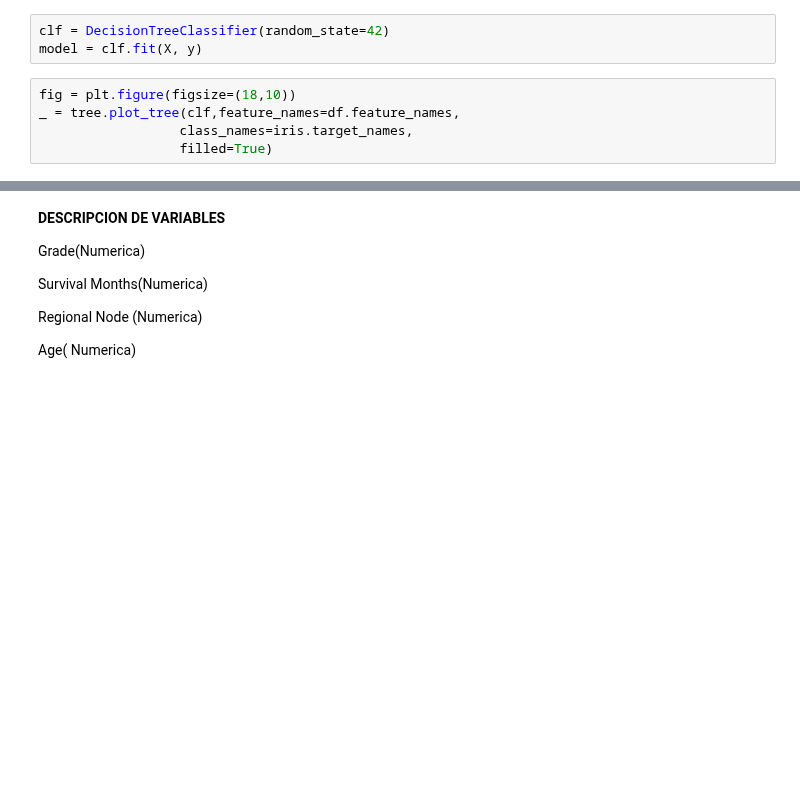
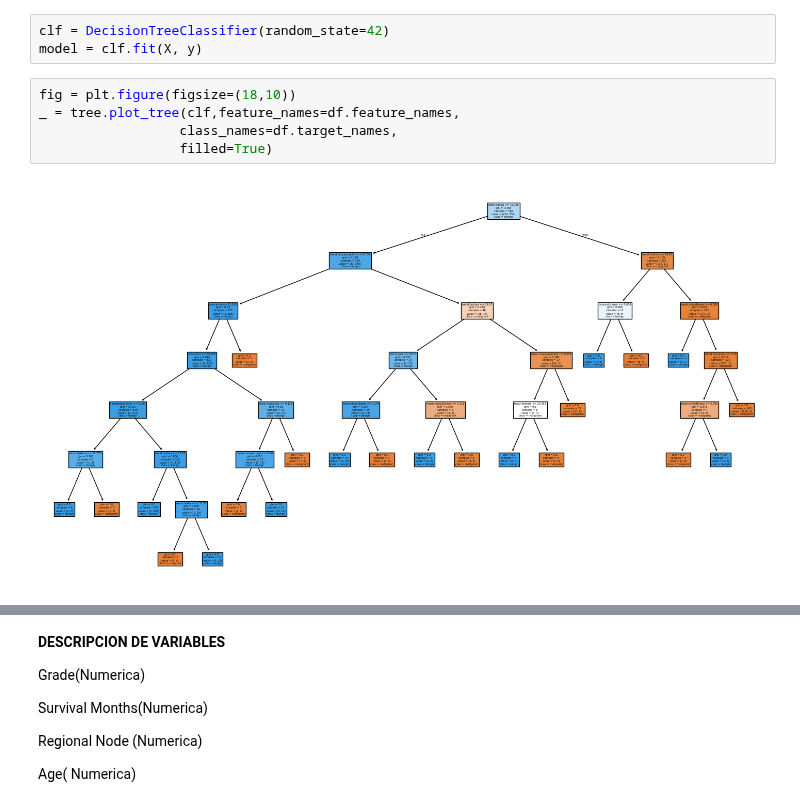
Before and after one commit to Betsymer14/-Proyecto-DS-ParteI-Betsymer-Lugo-.ipynb-, a Jupyter notebook: Copia_de_Untitled2.ipynb, the cells around one changed output, grey strips where cells are left out. Cells and saved outputs as stored; diff of their text form; blank space fills up the shorter version.

```diff
--- a/Copia_de_Untitled2.ipynb
+++ b/Copia_de_Untitled2.ipynb
@@ -251,5 +253,7 @@ model = clf.fit(X, y)
 # %%
 fig = plt.figure(figsize=(18,10))
 _ = tree.plot_tree(clf,feature_names=df.feature_names,
-                  class_names=iris.target_names,
+                  class_names=df.target_names,
                   filled=True)
+# %% [output]
+[figure, added]
```
Also changed, not shown: parts of 9 cells of this notebook.
